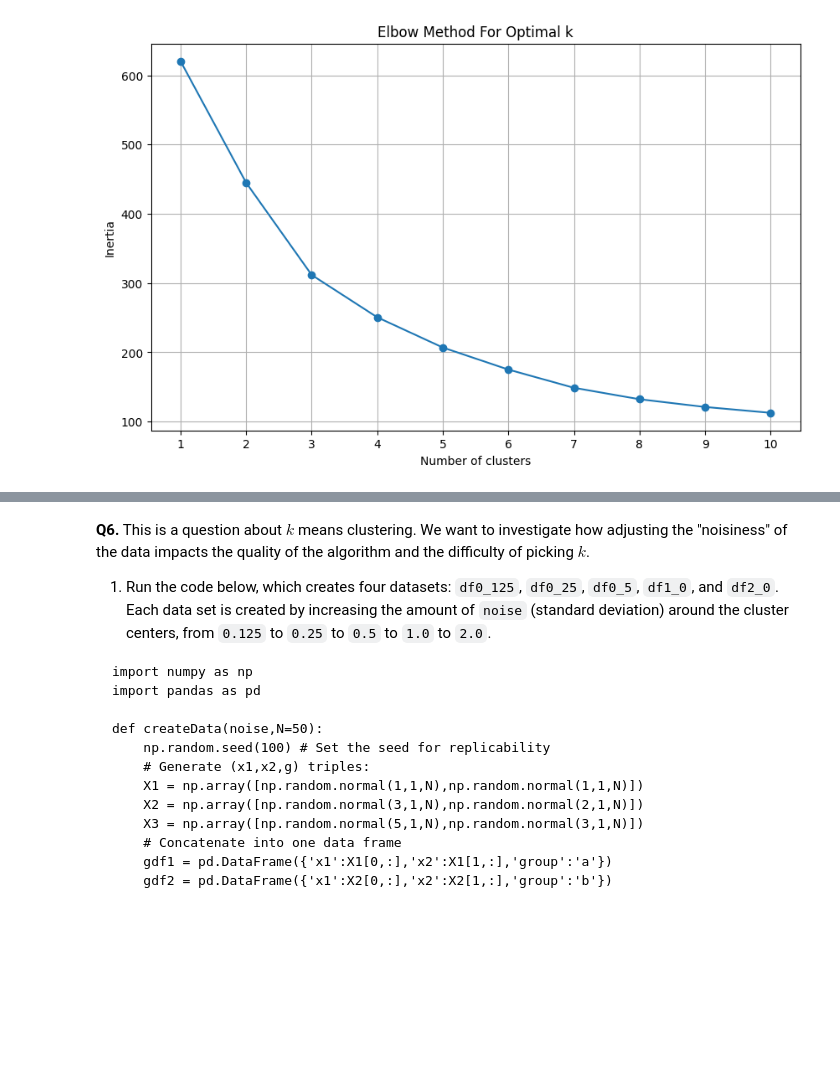
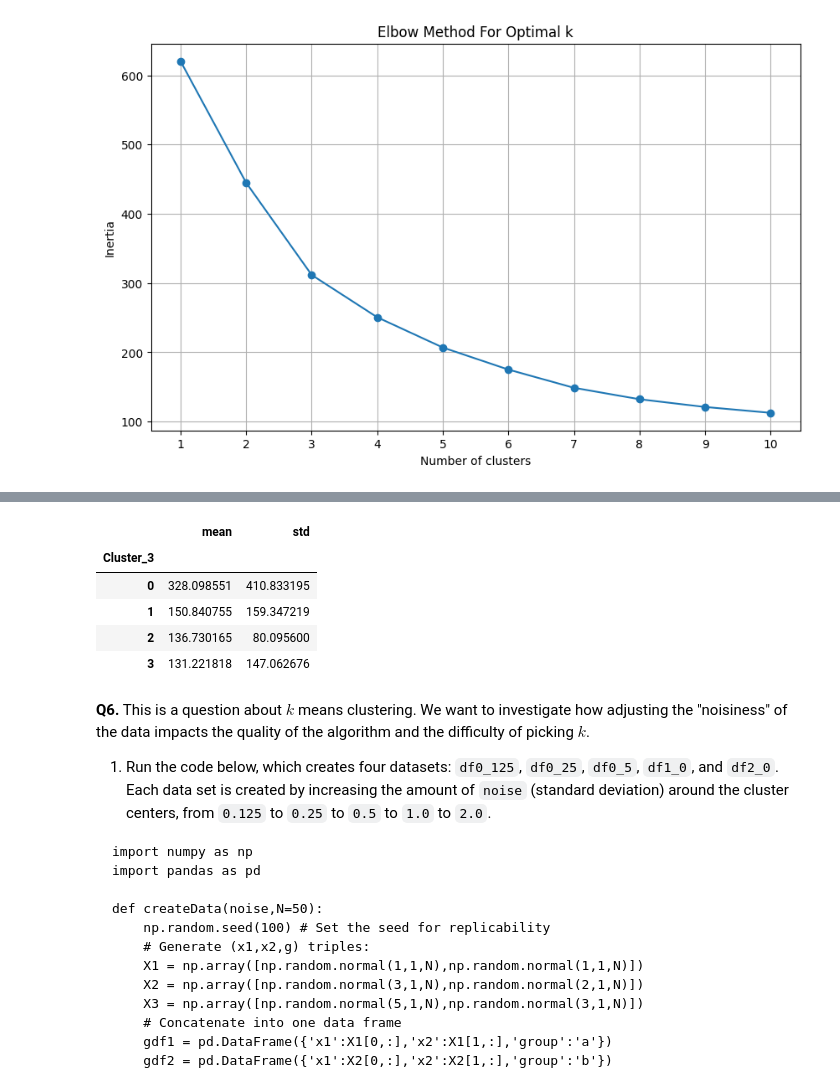
Before and after one commit to TI-Allard/ds3001-assignment3, a Jupyter notebook: assignment_knn_and_kmc.ipynb, the cells around one changed output, grey strips where cells are left out. Saved outputs shown, nothing was run; the diff lists cells and outputs as text; code cells hidden in the pictures; blank space fills up the shorter version.

```diff
--- a/assignment_knn_and_kmc.ipynb
+++ b/assignment_knn_and_kmc.ipynb
@@ -557,3 +586,16 @@ plt.show()
+# %%
+# calculating average price for each cluster
+cluster_price_summary = airbnb_data_normalized.groupby('Cluster_3')['Price'].describe()
+
+# displaying average price per cluster and sorting to find the highest averages
+cluster_price_summary[['mean', 'std']].sort_values(by='mean', ascending=False)
+# %% [output]
+|  | mean | std |
+| Cluster_3 |  |  |
+| 0 | 328.098551 | 410.833195 |
+| 1 | 150.840755 | 159.347219 |
+| 2 | 136.730165 | 80.095600 |
+| 3 | 131.221818 | 147.062676 |
 # %% [markdown]
 **Q6.** This is a question about $k$ means clustering. We want to investigate how adjusting the "noisiness" of the data impacts the quality of the algorithm and the difficulty of picking $k$.
 
```
Also changed, not shown: parts of 3 cells of this notebook.
